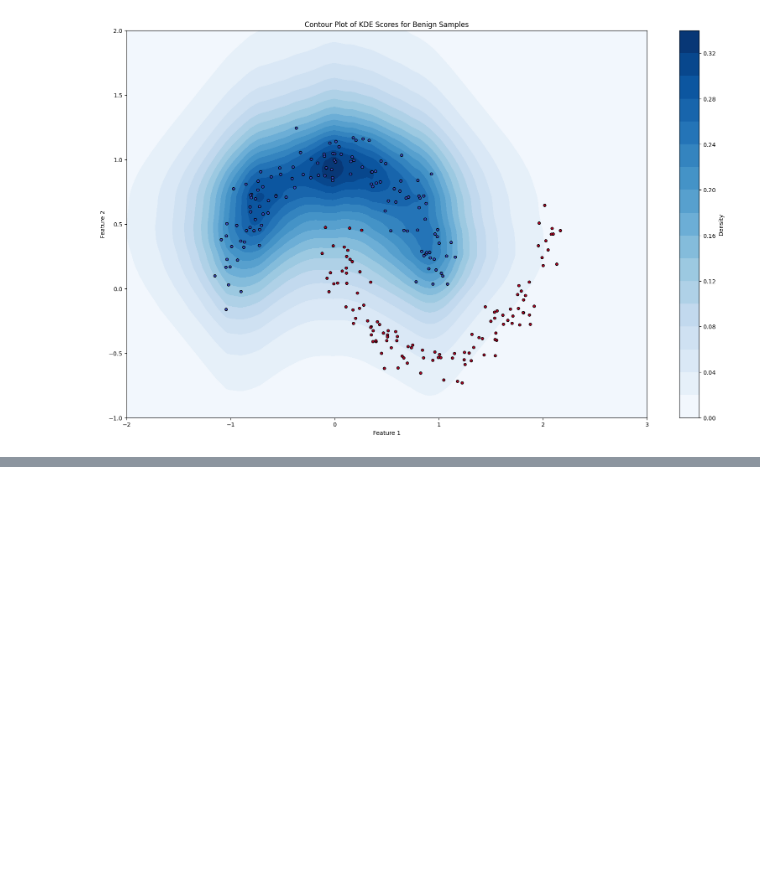
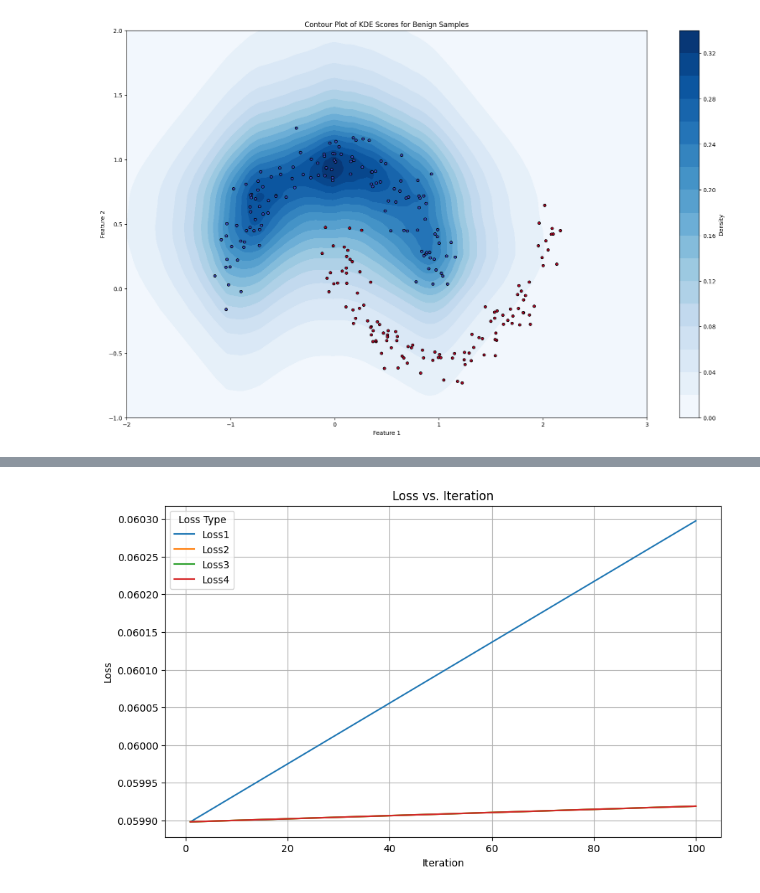
Before and after one commit to mostafa-ja/mal_adv4, a Jupyter notebook: KDE0.ipynb, the cells around one changed output, grey strips where cells are left out. Drawn from its saved outputs; the diff is of its cells as text; code cells hidden in the pictures; blank space fills up the shorter version.

```diff
--- a/KDE0.ipynb
+++ b/KDE0.ipynb
@@ -409,0 +512,7 @@ def pgd_log(x, y, model,centers, bandwidth, insertion_array, removal_array, k=25
+# %%
+x_next,loss_steps_i, trajectories = pgd(mals,X_train_tensor[y_train==0],'log', 1.,'gaussian',step_length=0.01, k=100, norm='free')
+x_next2,loss_steps_i2, trajectories = pgd(mals,X_train_tensor[y_train==0],'linear', 1.,'gaussian',step_length=0.01, k=100, norm='free')
+# %%
+plot_losses(loss_steps_i, loss_steps_i2, loss_steps_i2, loss_steps_i2)
+# %% [output]
+[figure, added]
```
Also changed, not shown: parts of 17 cells of this notebook.
